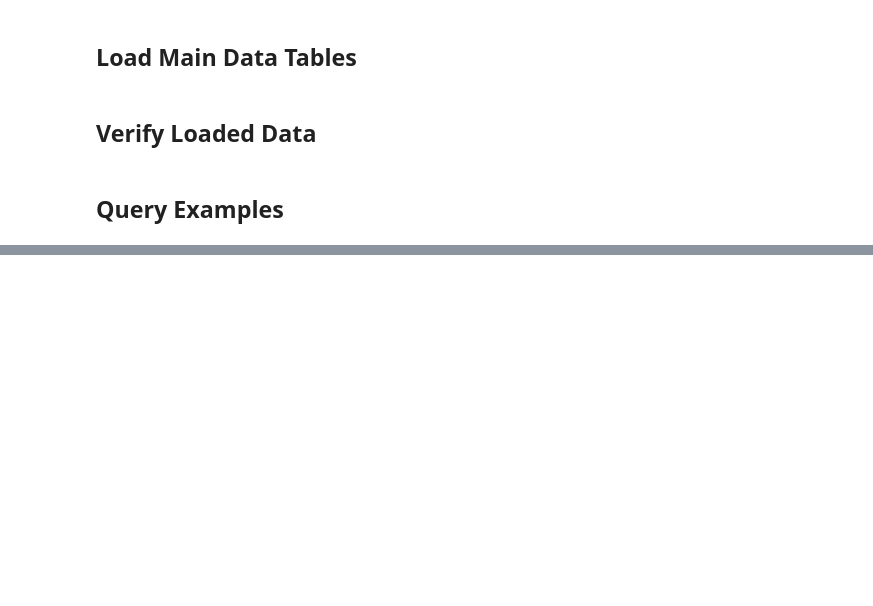
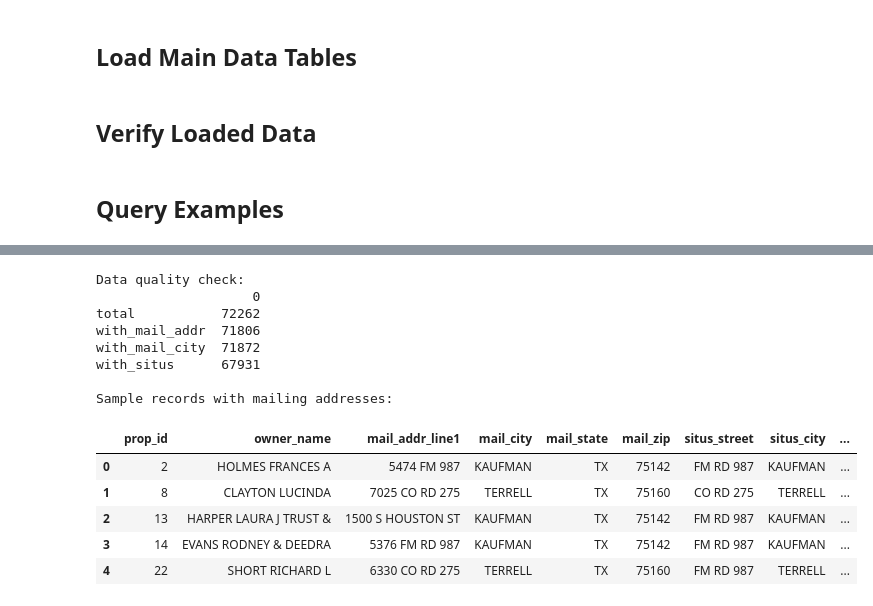
Before and after one commit to tapiwam/kaufman-housing-analysis, a Jupyter notebook: housing1.ipynb, the cells around one changed output, grey strips where cells are left out. Saved outputs shown, nothing was run; the diff lists cells and outputs as text; code cells hidden in the pictures; blank space fills up the shorter version.

```diff
--- a/housing1.ipynb
+++ b/housing1.ipynb
@@ -151,0 +313,41 @@ df
+# %%
+# Verify the new columns have data
+query = """
+SELECT
+    COUNT(*) as total,
+    COUNT(mail_addr_line1) as with_mail_addr,
+    COUNT(mail_city) as with_mail_city,
+    COUNT(situs_street) as with_situs
+FROM cad.appraisal_info
+"""
+stats = pd.read_sql(query, conn_string)
+print("Data quality check:")
+print(stats.T)
+
+# Sample record to verify addresses are loading correctly
+sample_query = """
+SELECT prop_id, owner_name,
+       mail_addr_line1, mail_city, mail_state, mail_zip,
+       situs_street, situs_city, situs_zip
+FROM cad.appraisal_info
+WHERE mail_addr_line1 IS NOT NULL
+LIMIT 5
+"""
+sample = pd.read_sql(sample_query, conn_string)
+print("\nSample records with mailing addresses:")
+sample
+# %% [output]
+Data quality check:
+                    0
+total           72262
+with_mail_addr  71806
+with_mail_city  71872
+with_situs      67931
+
+Sample records with mailing addresses:
+|  | prop_id | owner_name | mail_addr_line1 | mail_city | mail_state | mail_zip | situs_street | situs_city | ... |
+| 0 | 2 | HOLMES FRANCES A | 5474 FM 987 | KAUFMAN | TX | 75142 | FM RD 987 | KAUFMAN | ... |
+| 1 | 8 | CLAYTON LUCINDA | 7025 CO RD 275 | TERRELL | TX | 75160 | CO RD 275 | TERRELL | ... |
+| 2 | 13 | HARPER LAURA J TRUST & | 1500 S HOUSTON ST | KAUFMAN | TX | 75142 | FM RD 987 | KAUFMAN | ... |
+| 3 | 14 | EVANS RODNEY & DEEDRA | 5376 FM RD 987 | KAUFMAN | TX | 75142 | FM RD 987 | KAUFMAN | ... |
+| 4 | 22 | SHORT RICHARD L | 6330 CO RD 275 | TERRELL | TX | 75160 | FM RD 987 | TERRELL | ... |
```
Also changed, not shown: parts of 14 cells of this notebook, 4 other files.
